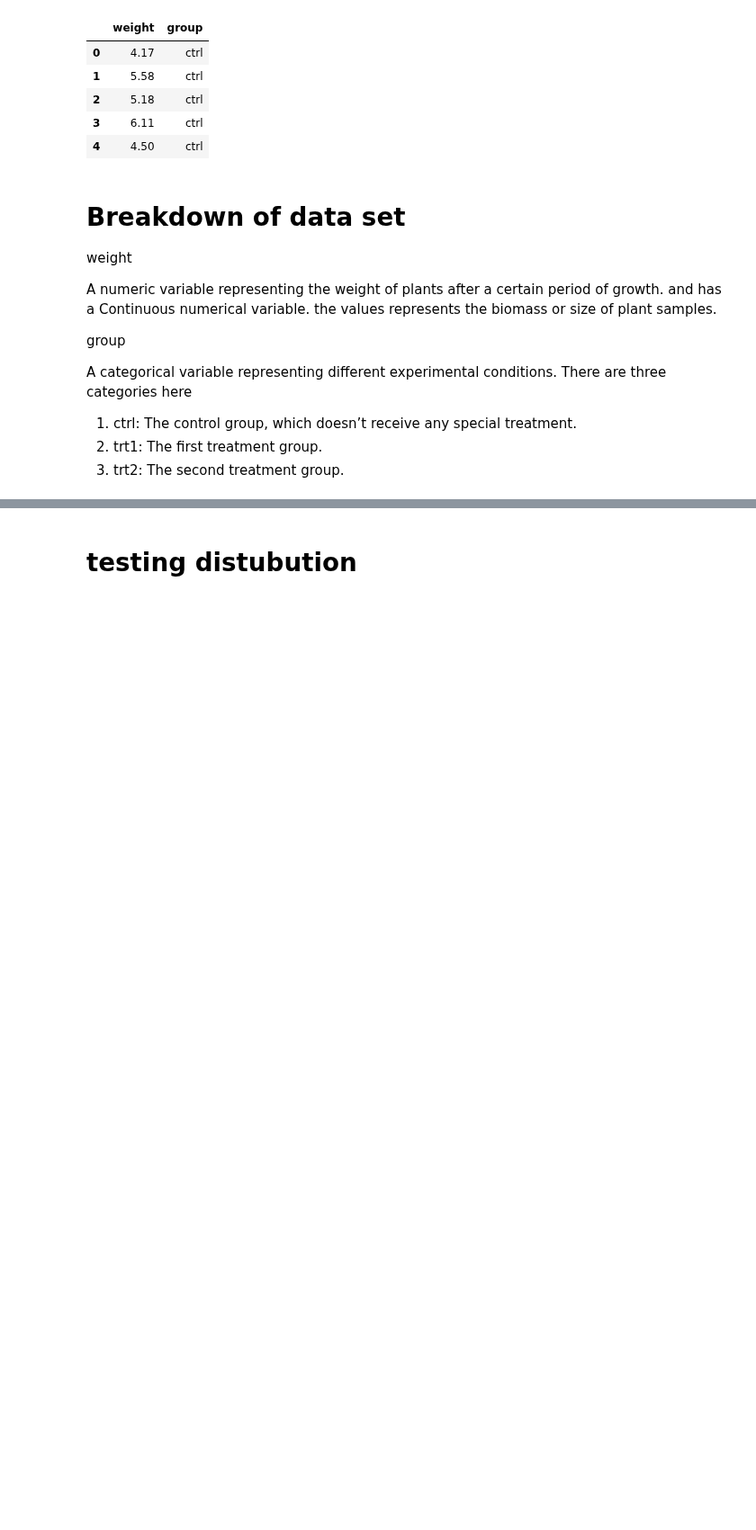
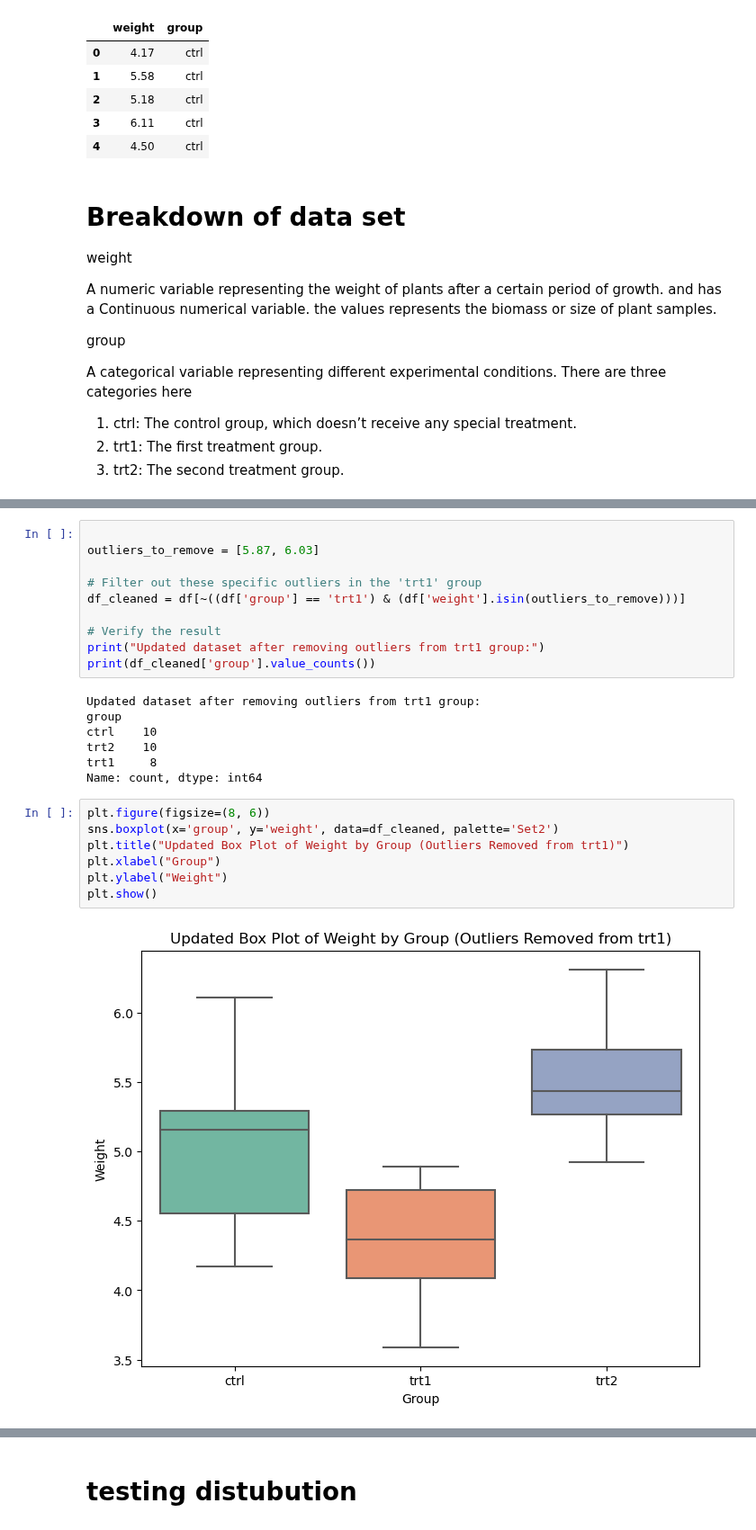
Before and after one commit to keithmmc/appliedstats, a Jupyter notebook: project.ipynb, the cells around one changed output, grey strips where cells are left out. Shown at 90% size. Saved outputs shown, nothing was run; the diff lists cells and outputs as text; blank space fills up the shorter version.

Commit message:
Update project.ipynb
cleaning up cells in project playing playing around with outliers

```diff
--- a/project.ipynb
+++ b/project.ipynb
@@ -103,0 +170,26 @@ g.map(sns.histplot, "weight")
+# %%
+
+outliers_to_remove = [5.87, 6.03]
+
+# Filter out these specific outliers in the 'trt1' group
+df_cleaned = df[~((df['group'] == 'trt1') & (df['weight'].isin(outliers_to_remove)))]
+
+# Verify the result
+print("Updated dataset after removing outliers from trt1 group:")
+print(df_cleaned['group'].value_counts())
+# %% [output]
+Updated dataset after removing outliers from trt1 group:
+group
+ctrl    10
+trt2    10
+trt1     8
+Name: count, dtype: int64
+# %%
+plt.figure(figsize=(8, 6))
+sns.boxplot(x='group', y='weight', data=df_cleaned, palette='Set2')
+plt.title("Updated Box Plot of Weight by Group (Outliers Removed from trt1)")
+plt.xlabel("Group")
+plt.ylabel("Weight")
+plt.show()
+# %% [output]
+[figure, added]
```
Also changed, not shown: parts of 19 cells of this notebook.
